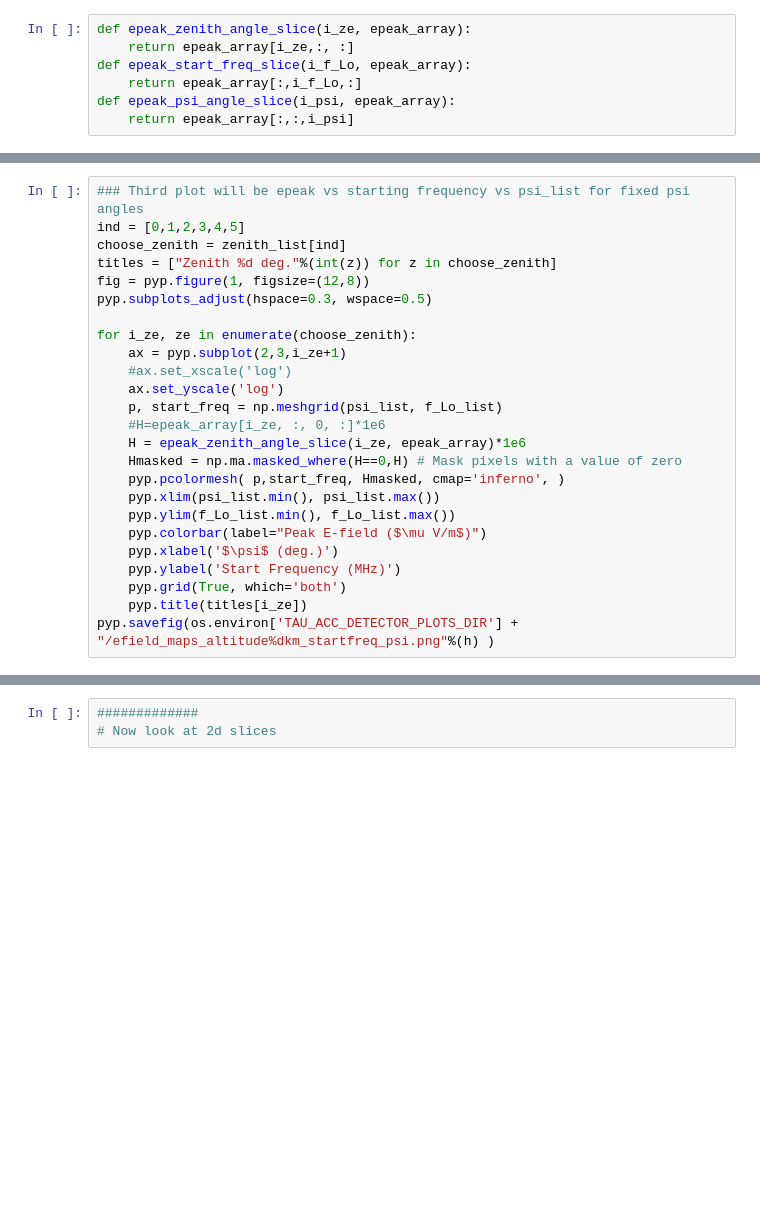
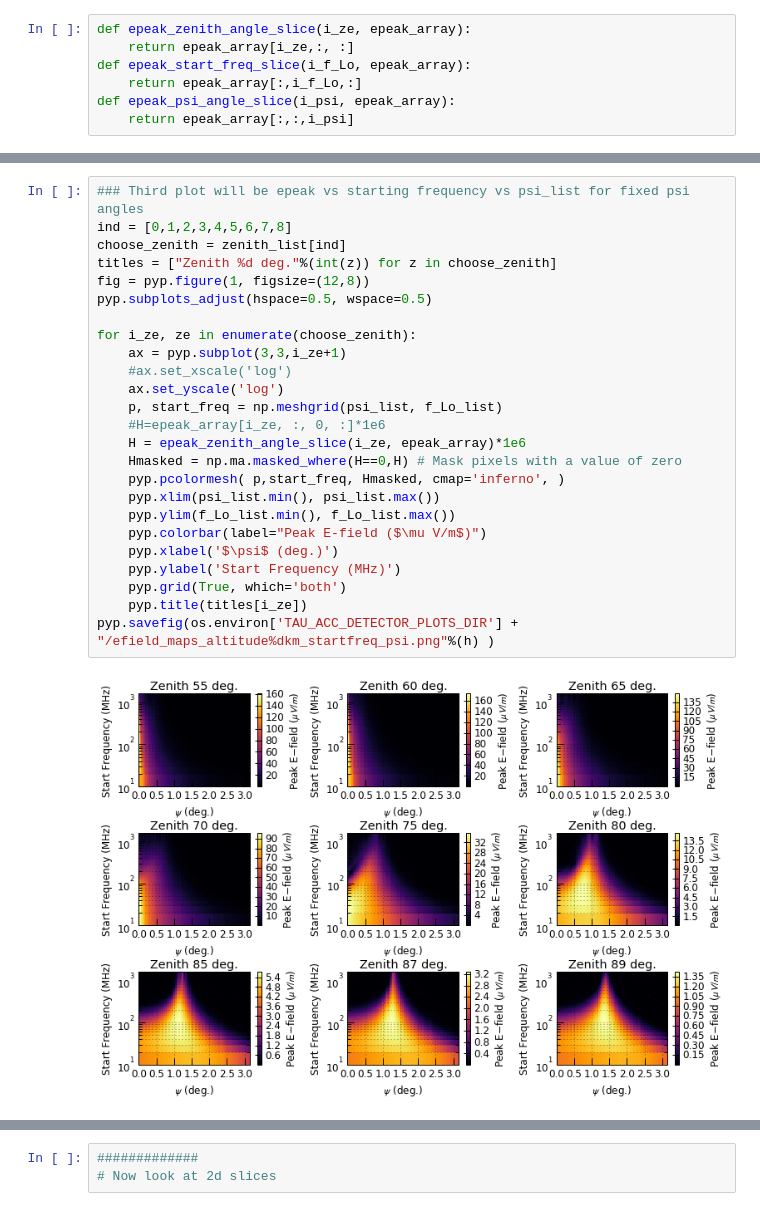
Before and after one commit to swissel/nutau_acceptance, a Jupyter notebook: 03_Detector/2D Interpolated Efields.ipynb, the cells around one changed output, grey strips where cells are left out. Drawn from its saved outputs; the diff is of its cells as text; blank space fills up the shorter version.

```diff
--- a/03_Detector/2D Interpolated Efields.ipynb
+++ b/03_Detector/2D Interpolated Efields.ipynb
@@ -187,25 +236,27 @@ pyp.savefig(os.environ['TAU_ACC_DETECTOR_PLOTS_DIR'] + "/efield_maps_altitude%dk
 # %%
 ### Third plot will be epeak vs starting frequency vs psi_list for fixed psi angles
-ind = [0,1,2,3,4,5]
+ind = [0,1,2,3,4,5,6,7,8]
 choose_zenith = zenith_list[ind]
 titles = ["Zenith %d deg."%(int(z)) for z in choose_zenith]
 fig = pyp.figure(1, figsize=(12,8))
-pyp.subplots_adjust(hspace=0.3, wspace=0.5)
+pyp.subplots_adjust(hspace=0.5, wspace=0.5)
 
 for i_ze, ze in enumerate(choose_zenith):
-    ax = pyp.subplot(2,3,i_ze+1)
+    ax = pyp.subplot(3,3,i_ze+1)
     #ax.set_xscale('log')
     ax.set_yscale('log')
     p, start_freq = np.meshgrid(psi_list, f_Lo_list)
     #H=epeak_array[i_ze, :, 0, :]*1e6
     H = epeak_zenith_angle_slice(i_ze, epeak_array)*1e6
     Hmasked = np.ma.masked_where(H==0,H) # Mask pixels with a value of zero
     pyp.pcolormesh( p,start_freq, Hmasked, cmap='inferno', )
     pyp.xlim(psi_list.min(), psi_list.max())
     pyp.ylim(f_Lo_list.min(), f_Lo_list.max())
     pyp.colorbar(label="Peak E-field ($\mu V/m$)")
     pyp.xlabel('$\psi$ (deg.)')
     pyp.ylabel('Start Frequency (MHz)')
     pyp.grid(True, which='both')
     pyp.title(titles[i_ze])
 pyp.savefig(os.environ['TAU_ACC_DETECTOR_PLOTS_DIR'] + "/efield_maps_altitude%dkm_startfreq_psi.png"%(h) )
+# %% [output]
+[figure, added]
```
Also changed, not shown: parts of 31 cells of this notebook, 5 other files.
